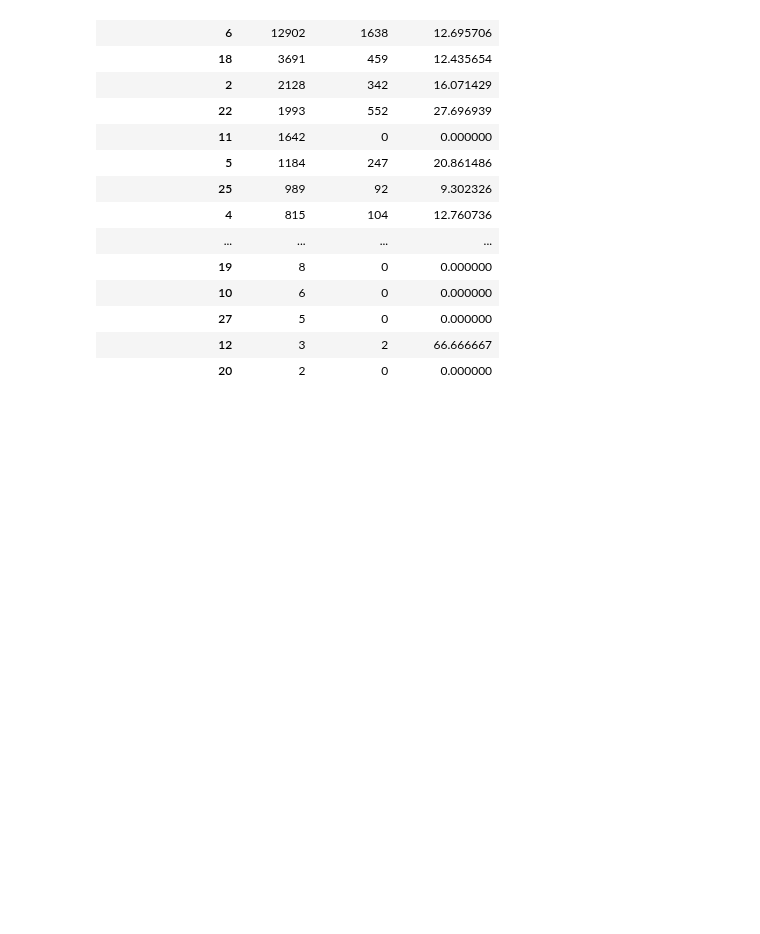
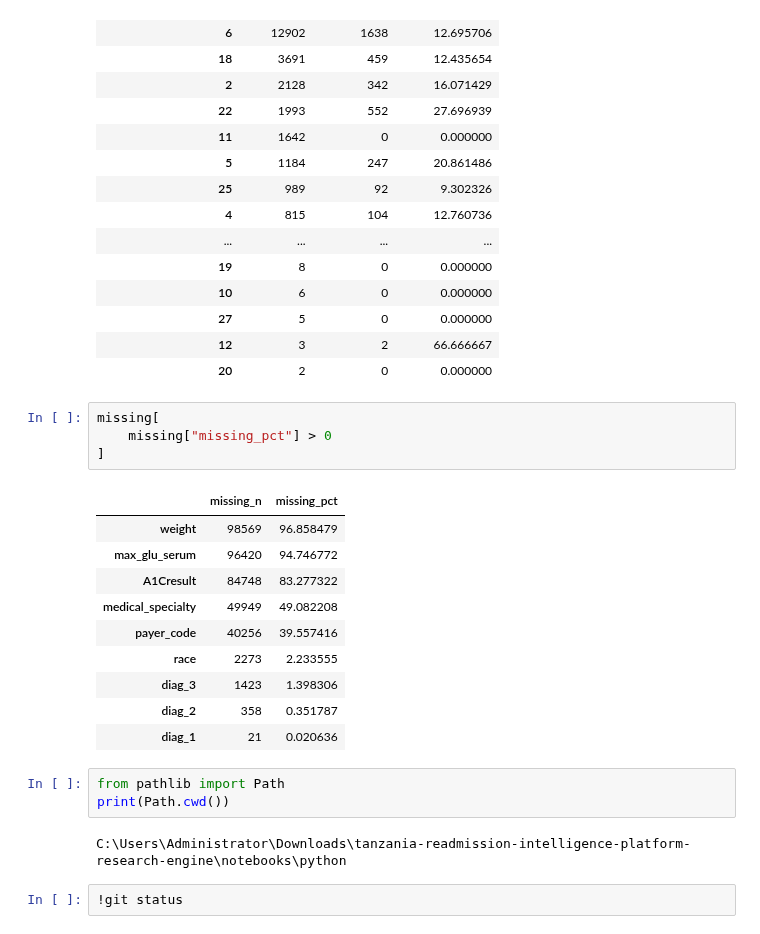
Before and after one commit to gabrielthedatawizard/tanzania-readmission-intelligence-platform-research-engine, a Jupyter notebook: notebooks/python/02_cohort_and_data_dictionary.ipynb, the cells around one changed output. Saved outputs shown, nothing was run; the diff lists cells and outputs as text; blank space fills up the shorter version.

```diff
--- a/notebooks/python/02_cohort_and_data_dictionary.ipynb
+++ b/notebooks/python/02_cohort_and_data_dictionary.ipynb
@@ -353,3 +353,25 @@ discharge_analysis.sort_values(
 | 27 | 5 | 0 | 0.000000 |
 | 12 | 3 | 2 | 66.666667 |
 | 20 | 2 | 0 | 0.000000 |
+# %%
+missing[
+    missing["missing_pct"] > 0
+]
+# %% [output]
+|  | missing_n | missing_pct |
+| weight | 98569 | 96.858479 |
+| max_glu_serum | 96420 | 94.746772 |
+| A1Cresult | 84748 | 83.277322 |
+| medical_specialty | 49949 | 49.082208 |
+| payer_code | 40256 | 39.557416 |
+| race | 2273 | 2.233555 |
+| diag_3 | 1423 | 1.398306 |
+| diag_2 | 358 | 0.351787 |
+| diag_1 | 21 | 0.020636 |
+# %%
+from pathlib import Path
+print(Path.cwd())
+# %% [output]
+C:\Users\Administrator\Downloads\tanzania-readmission-intelligence-platform-research-engine\notebooks\python
+# %%
+!git status
```
